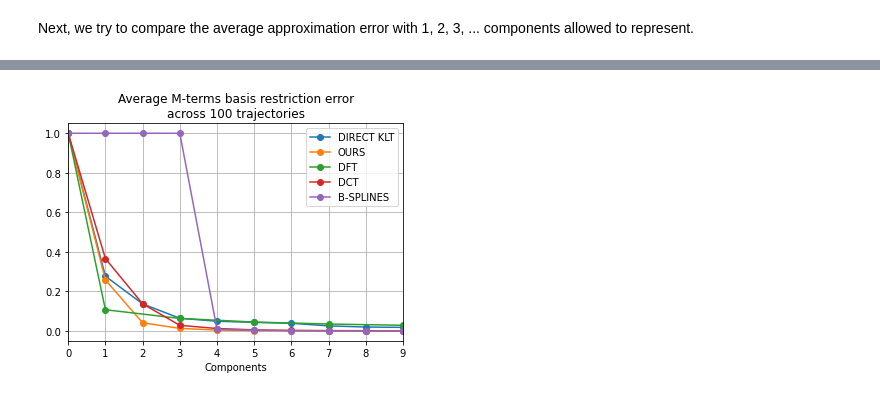
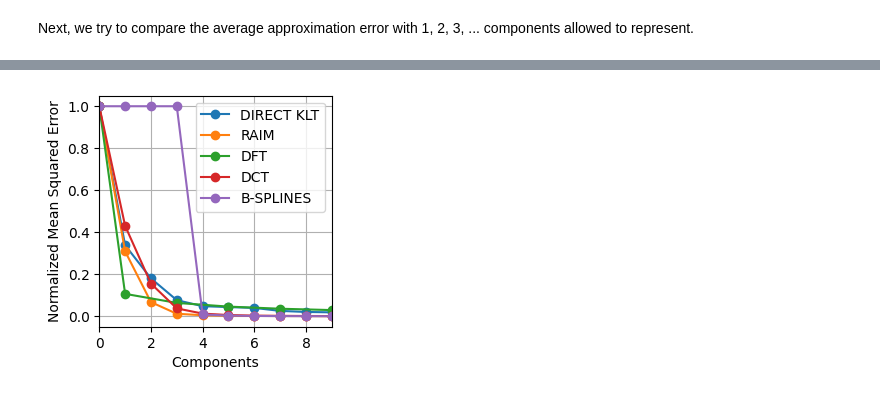
Before and after one commit to thinhhoang95/anomaly-detection-ngsim2, a Jupyter notebook: pwms_spherical/M_terms_approx_performance.ipynb, the cells around one changed output, grey strips where cells are left out. Drawn from its saved outputs; the diff is of its cells as text; code cells hidden in the pictures.

```diff
--- a/pwms_spherical/M_terms_approx_performance.ipynb
+++ b/pwms_spherical/M_terms_approx_performance.ipynb
@@ -263,19 +261,20 @@ plt.savefig('yapprox_scatter.pdf', bbox_inches='tight')
 # %%
+plt.figure(figsize=(3,3))
 plt.plot(representation_error_of_klt_avg, '-o', label='DIRECT KLT')
-plt.plot(representation_error_of_oct_avg, '-o', label='OURS')
+plt.plot(representation_error_of_oct_avg, '-o', label='RAIM')
 plt.plot(np.array([0,1,3,5,7,9,11,13,15, 17]), representation_error_of_dft_avg, '-o', label='DFT')
 plt.plot(representation_error_of_dct_avg, '-o', label='DCT')
 plt.plot(representation_error_of_bsb_avg, '-o', label='B-SPLINES')
 # plt.plot(np.arange(10), 1/np.arange(10)**3, '--', label='Asymptote')
 plt.xlim((0,9))
 plt.xlabel('Components')
 plt.ylabel('Normalized Mean Squared Error')
-plt.title('Average M-terms basis restriction error\nacross 100 trajectories')
+# plt.title('Average M-terms basis restriction error\nacross 100 trajectories')
 plt.legend()
 plt.grid()
 plt.savefig('yapprox_avg.pdf', bbox_inches='tight')
 # %% [output]
-[figure, old version]
+[figure, new version]
 # %%
 representation_error_of_klt_avg
 # %% [output]
```
Also changed, not shown: parts of 12 cells of this notebook, 31 other files.
